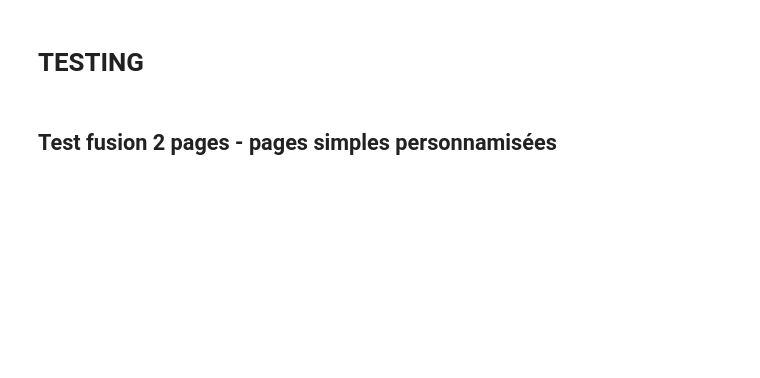
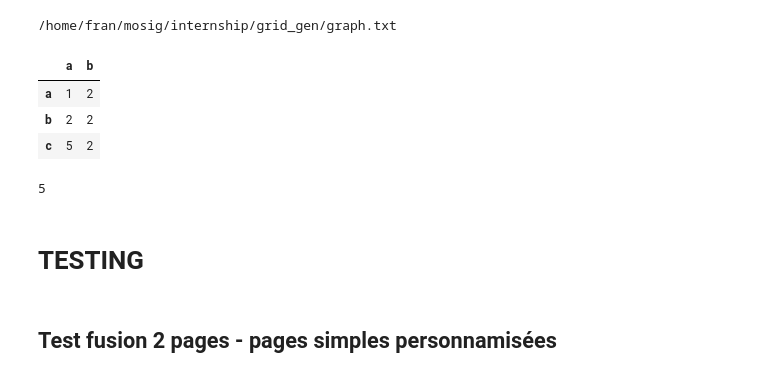
Before and after one commit to CarlosVargasF/grid_generation, a Jupyter notebook: gen_init.ipynb, the cells around one changed output. Cells and saved outputs as stored; diff of their text form; code cells hidden in the pictures; blank space fills up the shorter version.

Commit message:
intégration lecture auprès de .csv, création grille avec dict et .csv

```diff
--- a/gen_init.ipynb
+++ b/gen_init.ipynb
@@ -663,0 +300,20 @@ class Grid():
+# %%
+print(f'{base_path}/graph.txt')
+# %% [output]
+/home/fran/mosig/internship/grid_gen/graph.txt
+# %%
+import pandas as pd
+
+d = {"a": [1,2], "b": [2,2], "c": [5,2]}
+df = pd.DataFrame.from_dict(d, orient='index', columns=['a','b'])
+df
+# %% [output]
+|  | a | b |
+| a | 1 | 2 |
+| b | 2 | 2 |
+| c | 5 | 2 |
+# %%
+m = max(df.a)
+m
+# %% [output]
+5
```
Also changed, not shown: parts of 6 cells of this notebook, 4 other files.
